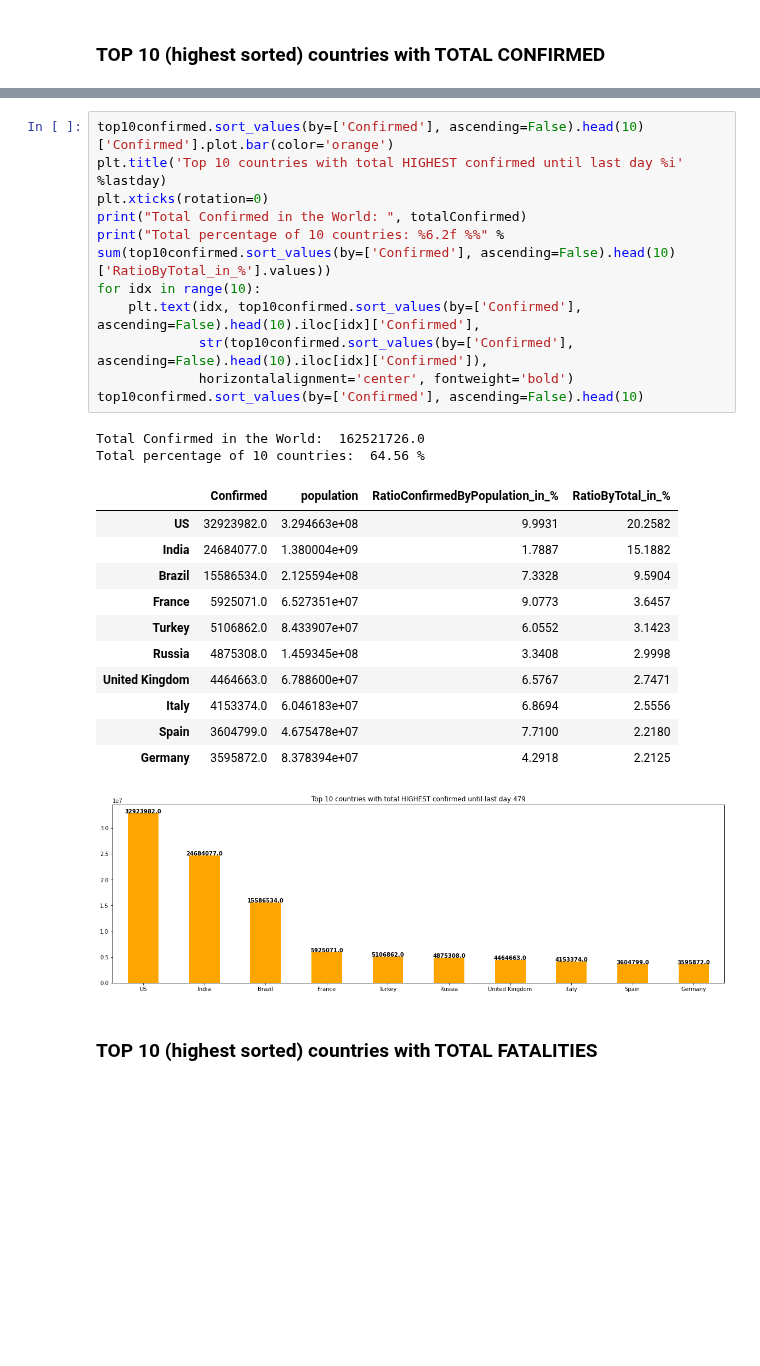
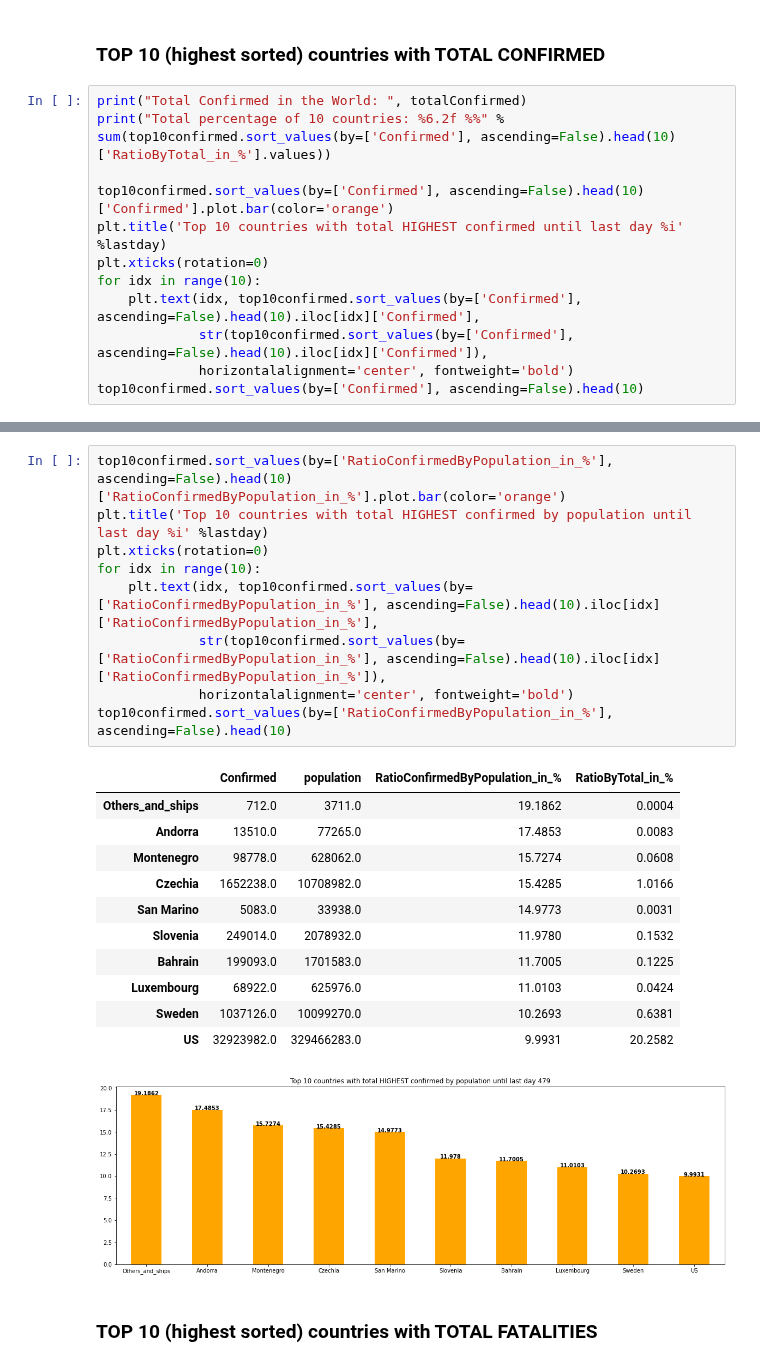
Before and after one commit to lphan/ML-Practices, a Jupyter notebook: 18_Covid-19/18_Covid-19_top10sorted.ipynb, the cells around one changed output, grey strips where cells are left out. Saved outputs shown, nothing was run; the diff lists cells and outputs as text; blank space fills up the shorter version.

```diff
--- a/18_Covid-19/18_Covid-19_top10sorted.ipynb
+++ b/18_Covid-19/18_Covid-19_top10sorted.ipynb
@@ -34,3 +34,15 @@ Ratio total recovered/ total confirmed: 60.54 %
 Remaining: 37.38 %
 # %% [markdown]
 ### TOP 10 (highest sorted) countries with TOTAL CONFIRMED
+# %%
+print("Total Confirmed in the World: ", totalConfirmed)
+print("Total percentage of 10 countries: %6.2f %%" % sum(top10confirmed.sort_values(by=['Confirmed'], ascending=False).head(10)['RatioByTotal_in_%'].values))
+
+top10confirmed.sort_values(by=['Confirmed'], ascending=False).head(10)['Confirmed'].plot.bar(color='orange')
+plt.title('Top 10 countries with total HIGHEST confirmed until last day %i' %lastday)
+plt.xticks(rotation=0)
+for idx in range(10):
+    plt.text(idx, top10confirmed.sort_values(by=['Confirmed'], ascending=False).head(10).iloc[idx]['Confirmed'],
+             str(top10confirmed.sort_values(by=['Confirmed'], ascending=False).head(10).iloc[idx]['Confirmed']),
+             horizontalalignment='center', fontweight='bold')
+top10confirmed.sort_values(by=['Confirmed'], ascending=False).head(10)
@@ -37,29 +64,25 @@ Remaining: 37.38 %
 # %%
-top10confirmed.sort_values(by=['Confirmed'], ascending=False).head(10)['Confirmed'].plot.bar(color='orange')
-plt.title('Top 10 countries with total HIGHEST confirmed until last day %i' %lastday)
+top10confirmed.sort_values(by=['RatioConfirmedByPopulation_in_%'], ascending=False).head(10)['RatioConfirmedByPopulation_in_%'].plot.bar(color='orange')
+plt.title('Top 10 countries with total HIGHEST confirmed by population until last day %i' %lastday)
 plt.xticks(rotation=0)
-print("Total Confirmed in the World: ", totalConfirmed)
-print("Total percentage of 10 countries: %6.2f %%" % sum(top10confirmed.sort_values(by=['Confirmed'], ascending=False).head(10)['RatioByTotal_in_%'].values))
 for idx in range(10):
-    plt.text(idx, top10confirmed.sort_values(by=['Confirmed'], ascending=False).head(10).iloc[idx]['Confirmed'],
-             str(top10confirmed.sort_values(by=['Confirmed'], ascending=False).head(10).iloc[idx]['Confirmed']),
+    plt.text(idx, top10confirmed.sort_values(by=['RatioConfirmedByPopulation_in_%'], ascending=False).head(10).iloc[idx]['RatioConfirmedByPopulation_in_%'],
+             str(top10confirmed.sort_values(by=['RatioConfirmedByPopulation_in_%'], ascending=False).head(10).iloc[idx]['RatioConfirmedByPopulation_in_%']),
              horizontalalignment='center', fontweight='bold')
-top10confirmed.sort_values(by=['Confirmed'], ascending=False).head(10)
+top10confirmed.sort_values(by=['RatioConfirmedByPopulation_in_%'], ascending=False).head(10)
 # %% [output]
-Total Confirmed in the World:  162521726.0
-Total percentage of 10 countries:  64.56 %
 |  | Confirmed | population | RatioConfirmedByPopulation_in_% | RatioByTotal_in_% |
-| US | 32923982.0 | 3.294663e+08 | 9.9931 | 20.2582 |
-| India | 24684077.0 | 1.380004e+09 | 1.7887 | 15.1882 |
-| Brazil | 15586534.0 | 2.125594e+08 | 7.3328 | 9.5904 |
-| France | 5925071.0 | 6.527351e+07 | 9.0773 | 3.6457 |
-| Turkey | 5106862.0 | 8.433907e+07 | 6.0552 | 3.1423 |
-| Russia | 4875308.0 | 1.459345e+08 | 3.3408 | 2.9998 |
-| United Kingdom | 4464663.0 | 6.788600e+07 | 6.5767 | 2.7471 |
-| Italy | 4153374.0 | 6.046183e+07 | 6.8694 | 2.5556 |
-| Spain | 3604799.0 | 4.675478e+07 | 7.7100 | 2.2180 |
-| Germany | 3595872.0 | 8.378394e+07 | 4.2918 | 2.2125 |
+| Others_and_ships | 712.0 | 3711.0 | 19.1862 | 0.0004 |
+| Andorra | 13510.0 | 77265.0 | 17.4853 | 0.0083 |
+| Montenegro | 98778.0 | 628062.0 | 15.7274 | 0.0608 |
+| Czechia | 1652238.0 | 10708982.0 | 15.4285 | 1.0166 |
+| San Marino | 5083.0 | 33938.0 | 14.9773 | 0.0031 |
+| Slovenia | 249014.0 | 2078932.0 | 11.9780 | 0.1532 |
+| Bahrain | 199093.0 | 1701583.0 | 11.7005 | 0.1225 |
+| Luxembourg | 68922.0 | 625976.0 | 11.0103 | 0.0424 |
+| Sweden | 1037126.0 | 10099270.0 | 10.2693 | 0.6381 |
+| US | 32923982.0 | 329466283.0 | 9.9931 | 20.2582 |
-[figure, old version]
+[figure, new version]
 # %% [markdown]
 ### TOP 10 (highest sorted) countries with TOTAL FATALITIES
 # %%
```
Also changed, not shown: parts of 10 cells of this notebook.
